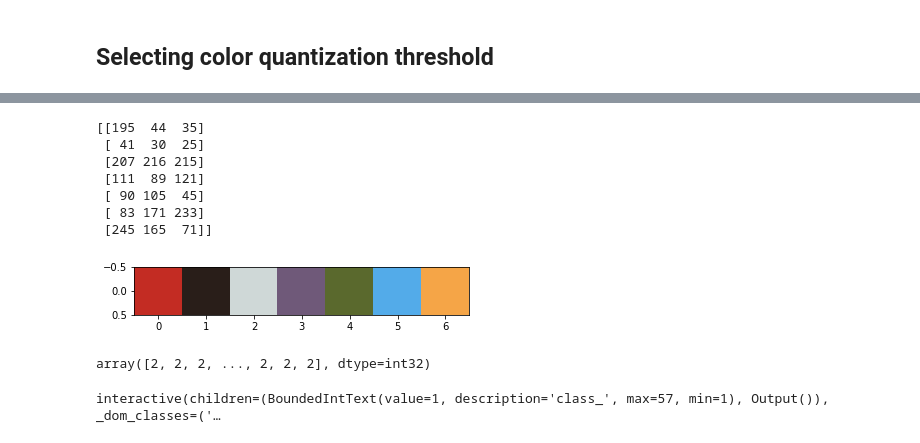
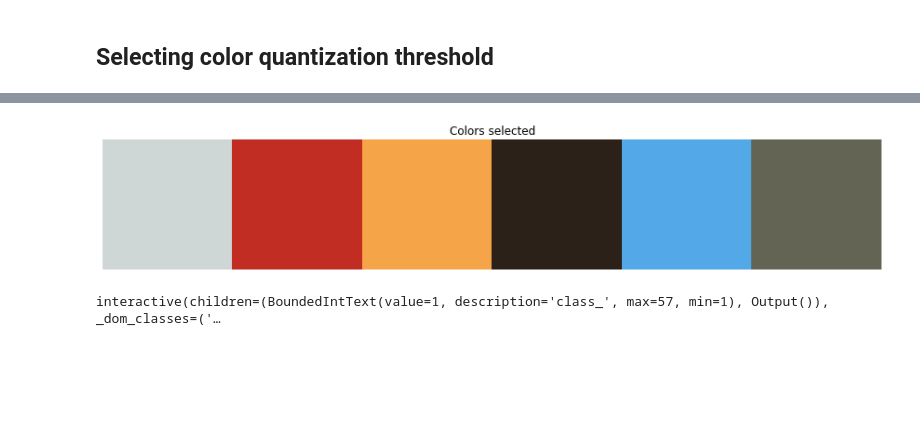
Before and after one commit to Whojo/Dobble-master-race, a Jupyter notebook: color-histogram.ipynb, the cells around one changed output, grey strips where cells are left out. Saved outputs shown, nothing was run; the diff lists cells and outputs as text; code cells hidden in the pictures; blank space fills up the shorter version.

```diff
--- a/color-histogram.ipynb
+++ b/color-histogram.ipynb
@@ -71,13 +69,19 @@ from sklearn.cluster import KMeans
 # %%
+from sklearn.cluster import KMeans
+from tqdm import tqdm
+
 # How to choose the right number of colors ?
 
 inertias = []
-for i in range(2, 20):
-    print(i)
+new_colors = []
+color_range = (2, 20)
+
+# Compute new_colors and inertias
+for i in tqdm(range(*color_range)):
     kmeans = KMeans(n_clusters=i, random_state=42)
+
     kmeans.fit(sample_pxls)
     inertias.append(kmeans.inertia_)
 
     new_color = kmeans.cluster_centers_.astype(np.uint8)
-    plt.imshow(new_color[np.newaxis, :, :])
-    plt.show()
+    new_colors.append(new_color)
@@ -102,0 +88,25 @@ plt.plot(range(2, 20), inertias)
+# %%
+nb_opti_color = 6
+_, ax_arr = plt.subplots(ncols=2, figsize=(15,8))
+
+# Plot new_colors
+nb_tested_colors = color_range[1] - color_range[0]
+new_color_img = np.full(shape=(color_range[1], 2 * nb_tested_colors - 1, 3), fill_value=255)
+
+for i, new_color in enumerate(new_colors):
+    new_color_img[:new_color.shape[0], i * 2] = new_color[np.newaxis, ...]
+
+ax_arr[1].imshow(new_color_img, origin='lower')
+ax_arr[1].set_title("All possible colors selection")
+ax_arr[1].set_yticklabels([]); ax_arr[1].set_yticks([])
+
+# Plot inertias
+ax_arr[0].plot(range(*color_range), inertias)
+ax_arr[0].set_title("Evolution of inertias depending on the number of colors selected")
+ax_arr[0].set_xlabel("Number of colors")
+ax_arr[0].set_ylabel("Inertias")
+ax_arr[0].set_yticklabels([]); ax_arr[0].set_yticks([])
+ax_arr[0].set_xticks(range(color_range[-1]))
+ax_arr[0].plot([nb_opti_color, nb_opti_color],[0, inertias[nb_opti_color - color_range[0]]],':', color = '#00aadd', lw=3)
+ax_arr[0].annotate(r"it's here", xy=(nb_opti_color, inertias[nb_opti_color - color_range[0]]),
+                   xytext=(nb_opti_color * 1.5, inertias[nb_opti_color - color_range[0]] * 1.5), arrowprops=dict(arrowstyle="-|>"));
@@ -103,28 +115,12 @@ plt.plot(range(2, 20), inertias)
 # %%
 # Example of color sampling
-nb_color = 7
+nb_color = nb_opti_color
 
 kmeans = KMeans(n_clusters=nb_color, random_state=42)
 kmeans.fit(sample_pxls)
 new_color_lut = kmeans.cluster_centers_.astype(np.uint8)
 
-print(new_color_lut)
-plt.imshow(new_color_lut[np.newaxis, :, :]);
+plt.imshow(new_color_lut[np.newaxis, :, :]); plt.axis("off"); plt.title("Colors selected");
 # %% [output]
-[[195  44  35]
- [ 41  30  25]
- [207 216 215]
- [111  89 121]
- [ 90 105  45]
- [ 83 171 233]
- [245 165  71]]
-[figure, old version]
+[figure, new version]
-# %%
-color_maps = np.array([
-    kmeans.predict(img[mask])
-    for img, mask in zip(X, masks)
-], dtype=object)
-color_maps[0]
-# %% [output]
-array([2, 2, 2, ..., 2, 2, 2], dtype=int32)
 # %%
```
Also changed, not shown: parts of 6 cells of this notebook.
